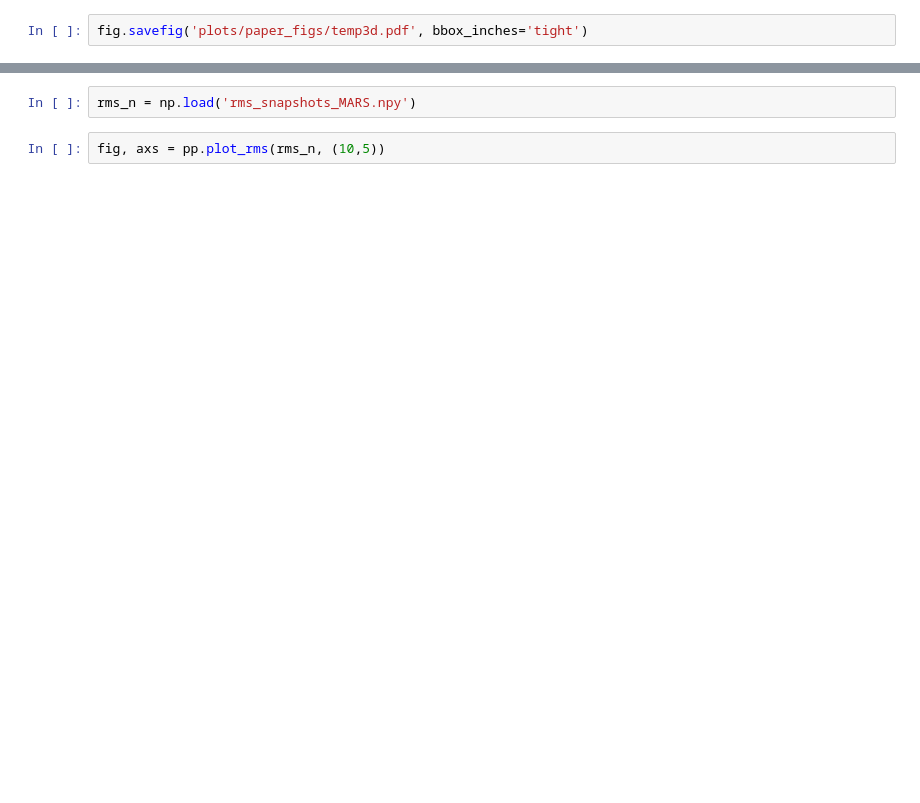
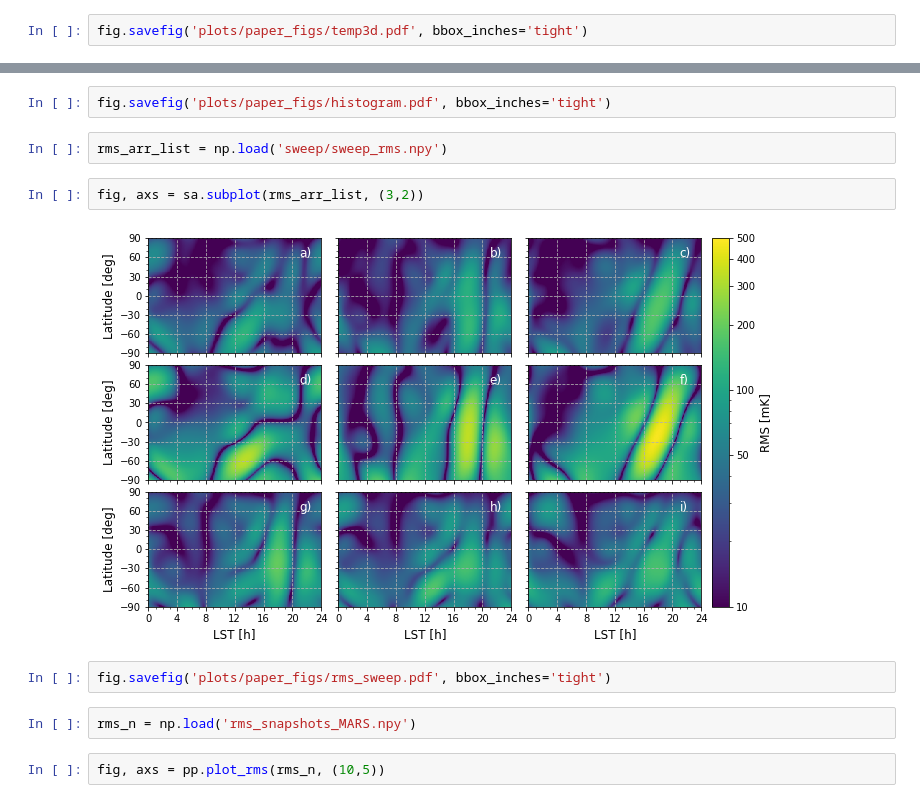
Before and after one commit to christianhbye/21cm_obs_simulations, a Jupyter notebook: PaperPlots_MIST.ipynb, the cells around one changed output, grey strips where cells are left out. Drawn from its saved outputs; the diff is of its cells as text; blank space fills up the shorter version.

```diff
--- a/PaperPlots_MIST.ipynb
+++ b/PaperPlots_MIST.ipynb
@@ -42,3 +31,13 @@ fig.savefig('plots/paper_figs/temp3d.pdf', bbox_inches='tight')
+# %%
+fig.savefig('plots/paper_figs/histogram.pdf', bbox_inches='tight')
+# %%
+rms_arr_list = np.load('sweep/sweep_rms.npy')
+# %%
+fig, axs = sa.subplot(rms_arr_list, (3,2))
+# %% [output]
+[figure, added]
+# %%
+fig.savefig('plots/paper_figs/rms_sweep.pdf', bbox_inches='tight')
 # %%
 rms_n = np.load('rms_snapshots_MARS.npy')
 # %%
```
Also changed, not shown: parts of 17 cells of this notebook, 3 other files.
